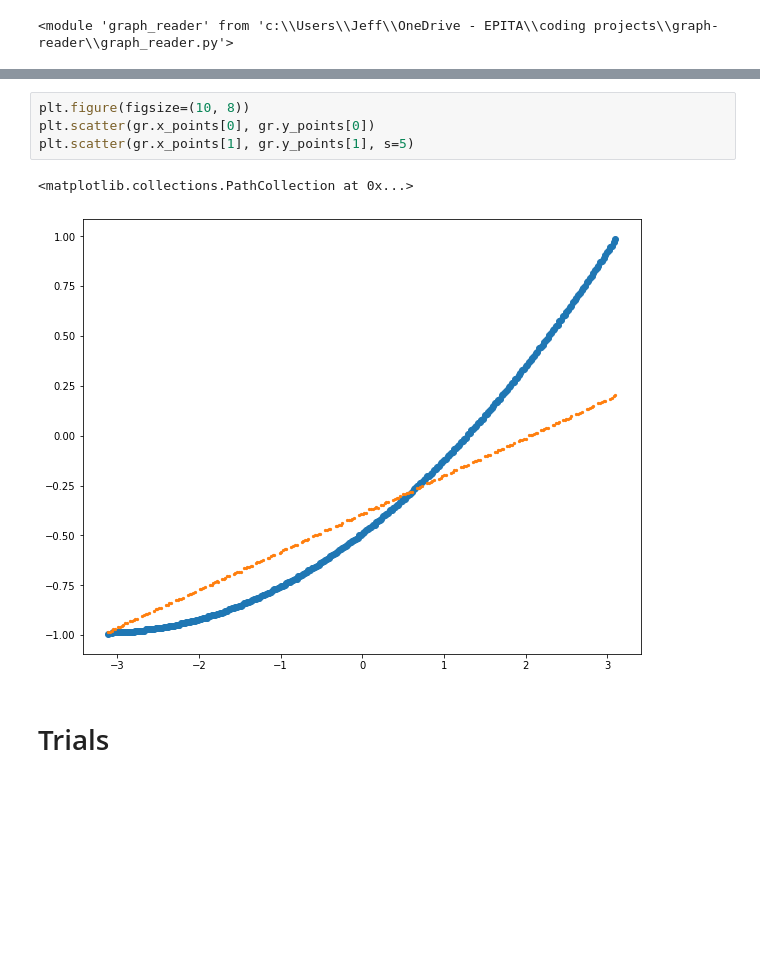
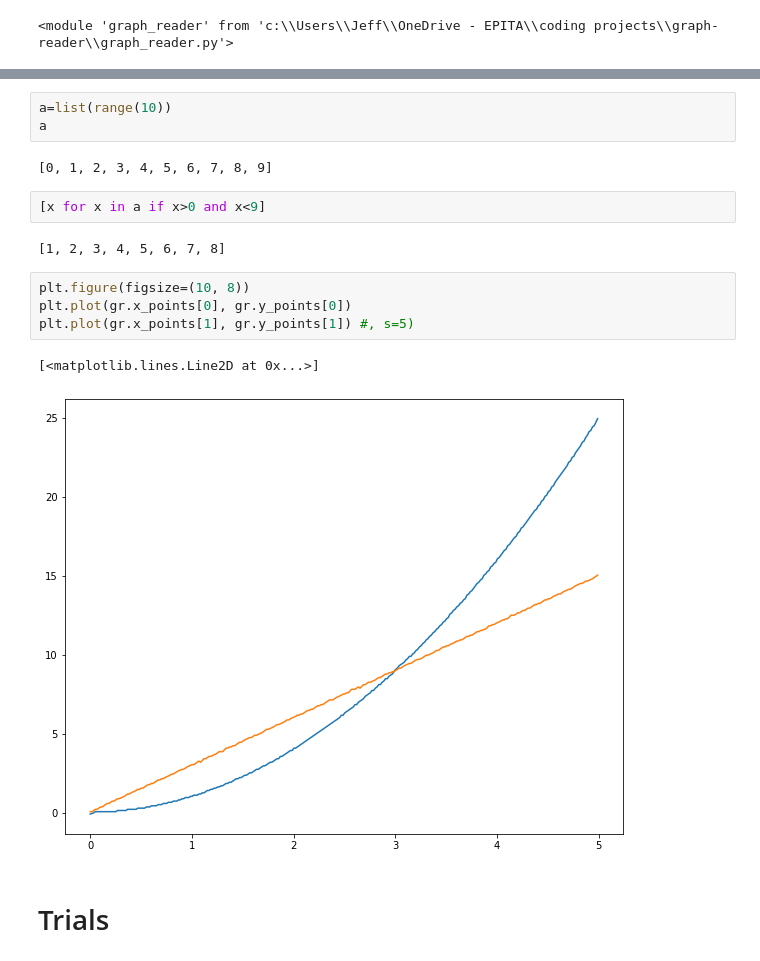
Before and after one commit to SsayanJ/graph-reader, a Jupyter notebook: sandbox.ipynb, the cells around one changed output, grey strips where cells are left out. Cells and saved outputs as stored; diff of their text form; blank space fills up the shorter version.

```diff
--- a/sandbox.ipynb
+++ b/sandbox.ipynb
@@ -79,10 +92,19 @@ gr.display_graph()
+# %%
+a=list(range(10))
+a
+# %% [output]
+[0, 1, 2, 3, 4, 5, 6, 7, 8, 9]
+# %%
+[x for x in a if x>0 and x<9]
+# %% [output]
+[1, 2, 3, 4, 5, 6, 7, 8]
 # %%
 plt.figure(figsize=(10, 8))
-plt.scatter(gr.x_points[0], gr.y_points[0])
-plt.scatter(gr.x_points[1], gr.y_points[1], s=5)
+plt.plot(gr.x_points[0], gr.y_points[0])
+plt.plot(gr.x_points[1], gr.y_points[1]) #, s=5)
 # %% [output]
-<matplotlib.collections.PathCollection at 0x...>
+[<matplotlib.lines.Line2D at 0x...>]
-[figure, old version]
+[figure, new version]
 # %% [markdown]
 # Trials
 # %%
```
Also changed, not shown: parts of 12 cells of this notebook, 4 other files.
